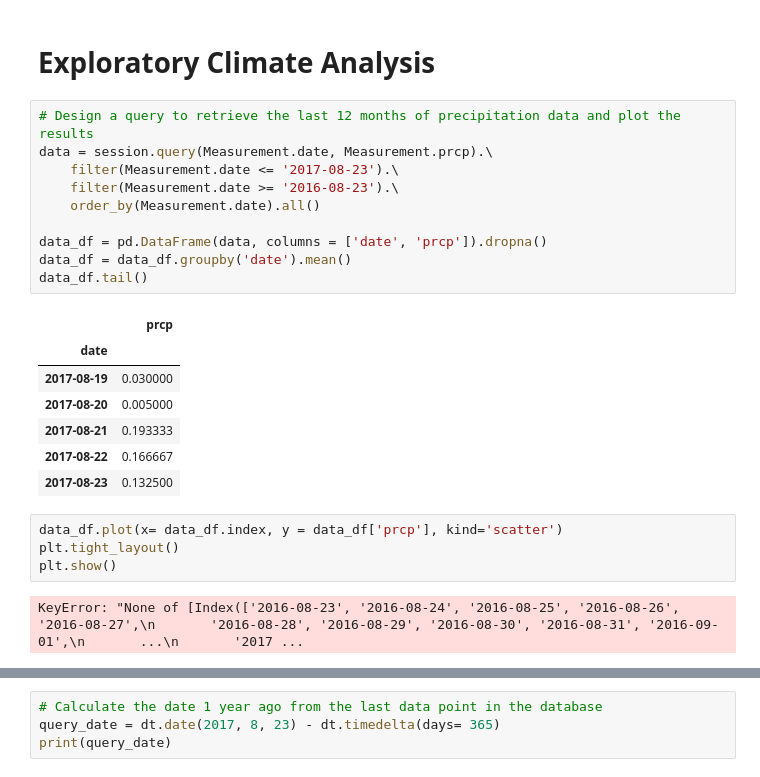
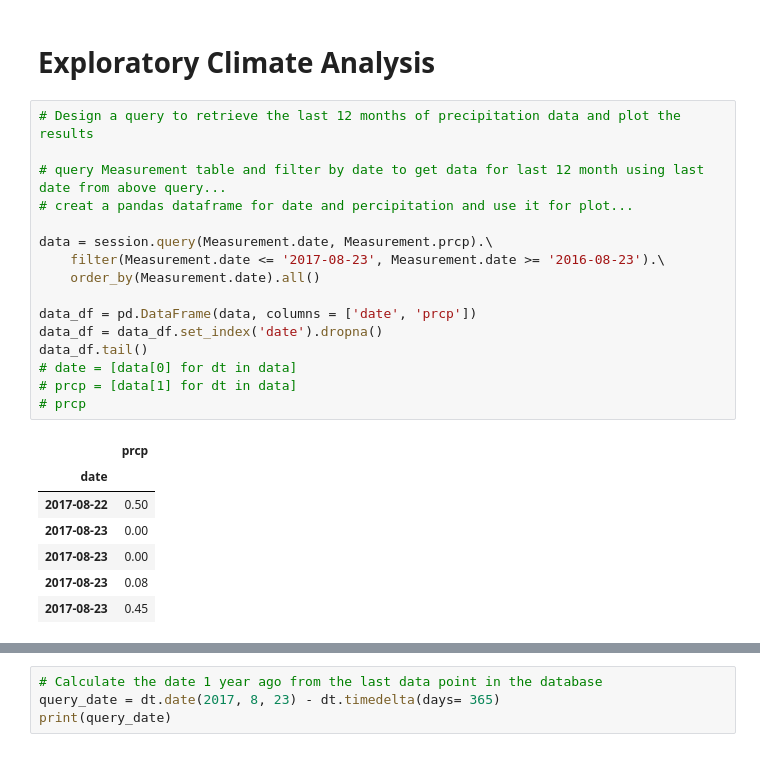
Before and after one commit to gotar1/sqlalchemy-challenge, a Jupyter notebook: climate_analysis.ipynb, the cells around one changed output, grey strips where cells are left out. Drawn from its saved outputs; the diff is of its cells as text.

```diff
--- a/climate_analysis.ipynb
+++ b/climate_analysis.ipynb
@@ -105,25 +107,25 @@ session.query(Measurement.date).order_by(Measurement.date.desc()).first()
 # Exploratory Climate Analysis
 # %%
 # Design a query to retrieve the last 12 months of precipitation data and plot the results
+
+# query Measurement table and filter by date to get data for last 12 month using last date from above query...
+# creat a pandas dataframe for date and percipitation and use it for plot...
+
 data = session.query(Measurement.date, Measurement.prcp).\
-    filter(Measurement.date <= '2017-08-23').\
-    filter(Measurement.date >= '2016-08-23').\
+    filter(Measurement.date <= '2017-08-23', Measurement.date >= '2016-08-23').\
     order_by(Measurement.date).all()
 
-data_df = pd.DataFrame(data, columns = ['date', 'prcp']).dropna()
-data_df = data_df.groupby('date').mean()
+data_df = pd.DataFrame(data, columns = ['date', 'prcp'])
+data_df = data_df.set_index('date').dropna()
 data_df.tail()
+# date = [data[0] for dt in data]
+# prcp = [data[1] for dt in data]
+# prcp
 # %% [output]
 |  | prcp |
 | date |  |
-| 2017-08-19 | 0.030000 |
-| 2017-08-20 | 0.005000 |
-| 2017-08-21 | 0.193333 |
-| 2017-08-22 | 0.166667 |
-| 2017-08-23 | 0.132500 |
+| 2017-08-22 | 0.50 |
+| 2017-08-23 | 0.00 |
+| 2017-08-23 | 0.00 |
+| 2017-08-23 | 0.08 |
+| 2017-08-23 | 0.45 |
-# %%
-data_df.plot(x= data_df.index, y = data_df['prcp'], kind='scatter')
-plt.tight_layout()
-plt.show()
-# %% [output]
-KeyError: "None of [Index(['2016-08-23', '2016-08-24', '2016-08-25', '2016-08-26', '2016-08-27',\n       '2016-08-28', '2016-08-29', '2016-08-30', '2016-08-31', '2016-09-01',\n       ...\n       '2017 ...
```
Also changed, not shown: parts of 17 cells of this notebook.
